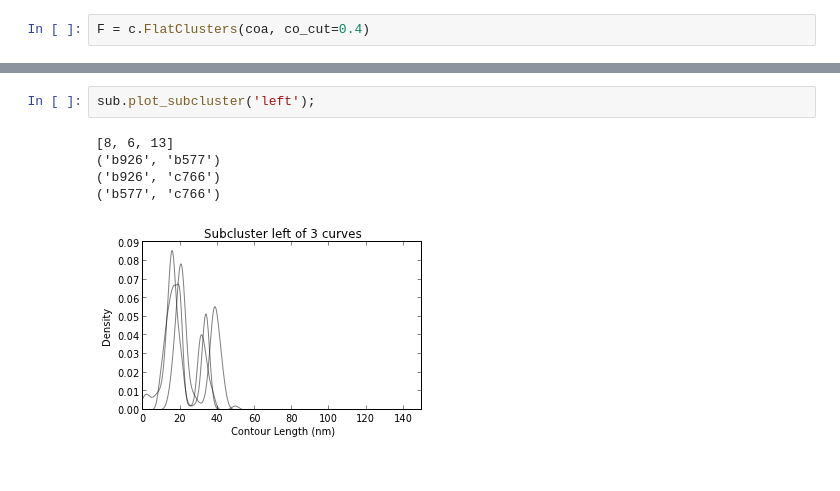
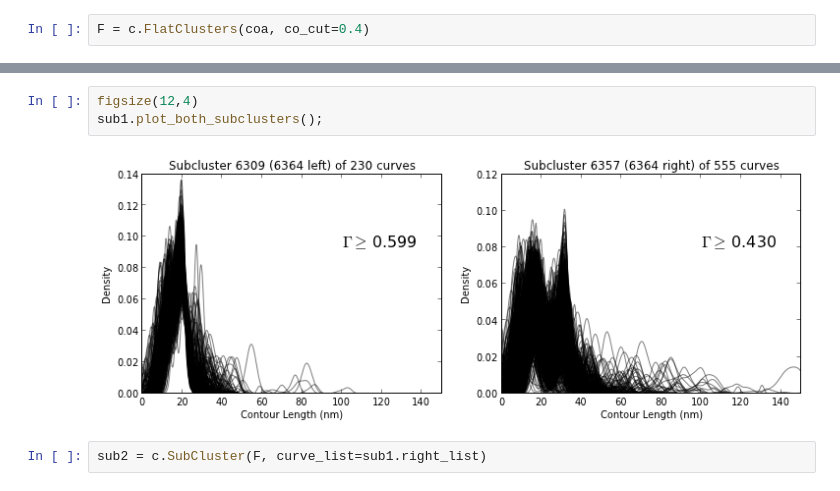
Before and after one commit to hilaryjoyce/smfs-data-analysis, a Jupyter notebook: cluster testing.ipynb, the cells around one changed output, grey strips where cells are left out. Saved outputs shown, nothing was run; the diff lists cells and outputs as text.

```diff
--- a/cluster testing.ipynb
+++ b/cluster testing.ipynb
@@ -62,8 +56,7 @@ print sub.subcluster_properties('initial_shifts')
-# %%
-sub.plot_subcluster('left');
-# %% [output]
-[8, 6, 13]
-('b926', 'b577')
-('b926', 'c766')
-('b577', 'c766')
-[figure, removed]
+# %%
+figsize(12,4)
+sub1.plot_both_subclusters();
+# %% [output]
+[figure, added]
+# %%
+sub2 = c.SubCluster(F, curve_list=sub1.right_list)
```
Also changed, not shown: parts of 21 cells of this notebook, 1 other file.
